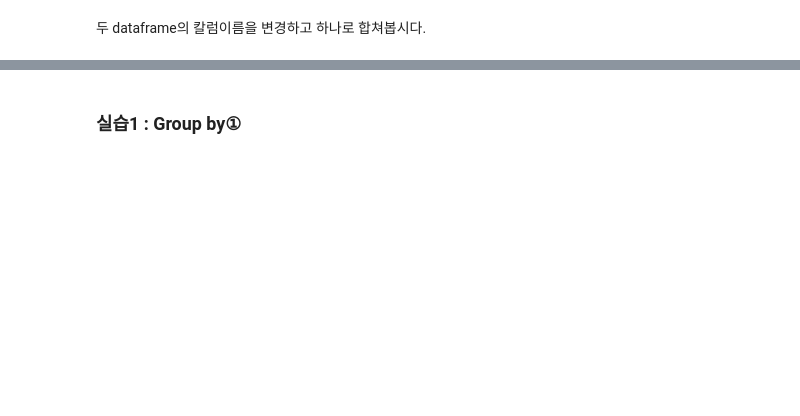
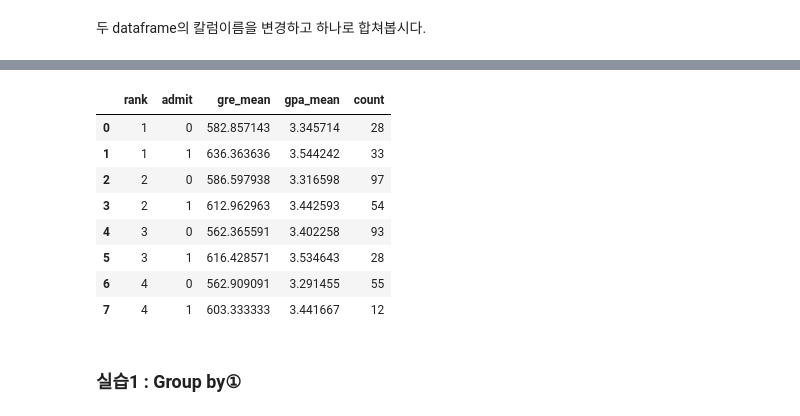
Before and after one commit to oms1226/20201130_python_farmingindustry, a Jupyter notebook: 1week/03 Pandas2.ipynb, the cells around one changed output, grey strips where cells are left out. Cells and saved outputs as stored; diff of their text form; code cells hidden in the pictures; blank space fills up the shorter version.

```diff
--- a/1week/03 Pandas2.ipynb
+++ b/1week/03 Pandas2.ipynb
@@ -42,6 +130,16 @@ df2[["count"]]
 # %%
-df_new = pd.concat([df1, df2], axis=1)
-df_new
+df_new1 = pd.concat([df1, df2[["count"]]], axis=1)
+df_new1
+# %% [output]
+|  | rank | admit | gre_mean | gpa_mean | count |
+| 0 | 1 | 0 | 582.857143 | 3.345714 | 28 |
+| 1 | 1 | 1 | 636.363636 | 3.544242 | 33 |
+| 2 | 2 | 0 | 586.597938 | 3.316598 | 97 |
+| 3 | 2 | 1 | 612.962963 | 3.442593 | 54 |
+| 4 | 3 | 0 | 562.365591 | 3.402258 | 93 |
+| 5 | 3 | 1 | 616.428571 | 3.534643 | 28 |
+| 6 | 4 | 0 | 562.909091 | 3.291455 | 55 |
+| 7 | 4 | 1 | 603.333333 | 3.441667 | 12 |
 # %% [markdown]
 ### 실습1 : Group by①
 # %%
```
Also changed, not shown: parts of 30 cells of this notebook, 5 other files.
